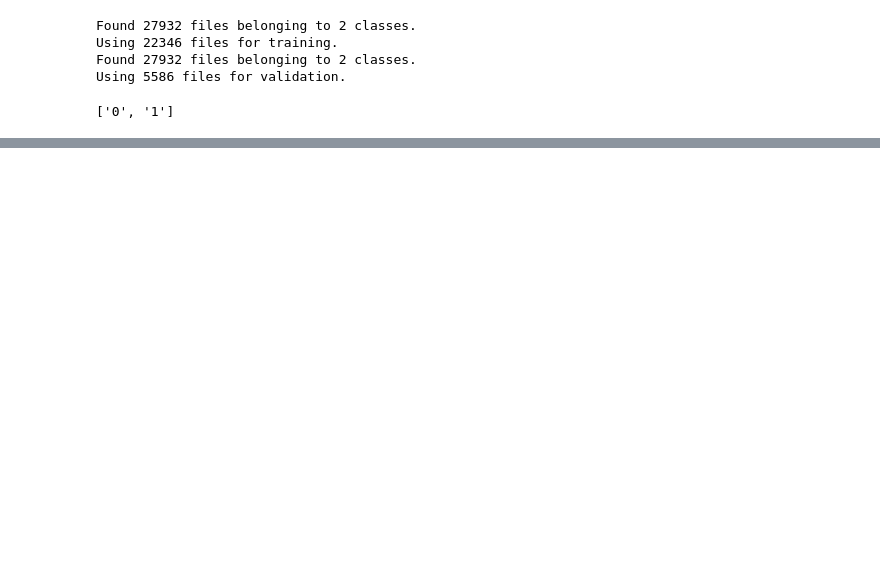
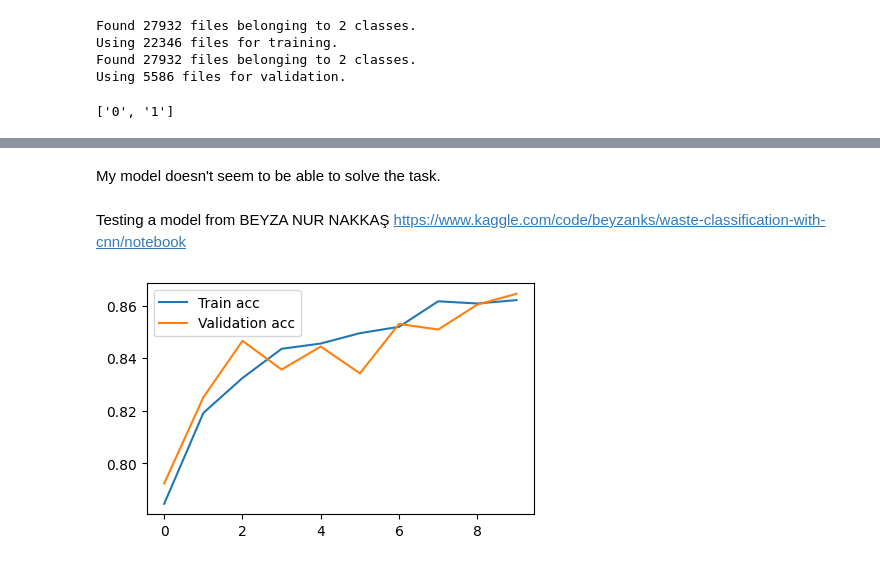
Before and after one commit to flaviowh/ML, a Jupyter notebook: classification/real_world/waste_classification.ipynb, the cells around one changed output, grey strips where cells are left out. Drawn from its saved outputs; the diff is of its cells as text; code cells hidden in the pictures; blank space fills up the shorter version.

```diff
--- a/classification/real_world/waste_classification.ipynb
+++ b/classification/real_world/waste_classification.ipynb
@@ -203,0 +201,4 @@ Epoch 3/3
+# %% [markdown]
+My model doesn't seem to be able to solve the task.
+# %% [markdown]
+Testing a model from BEYZA NUR NAKKAŞ  https://www.kaggle.com/code/beyzanks/waste-classification-with-cnn/notebook
@@ -203,0 +242,8 @@ Epoch 3/3
+# %%
+plt.figure(figsize=[5,3])
+plt.plot(history.history["accuracy"], label = "Train acc")
+plt.plot(history.history["val_accuracy"], label = "Validation acc")
+plt.legend()
+plt.show()
+# %% [output]
+[figure, added]
```
Also changed, not shown: parts of 15 cells of this notebook, 2 other files.
